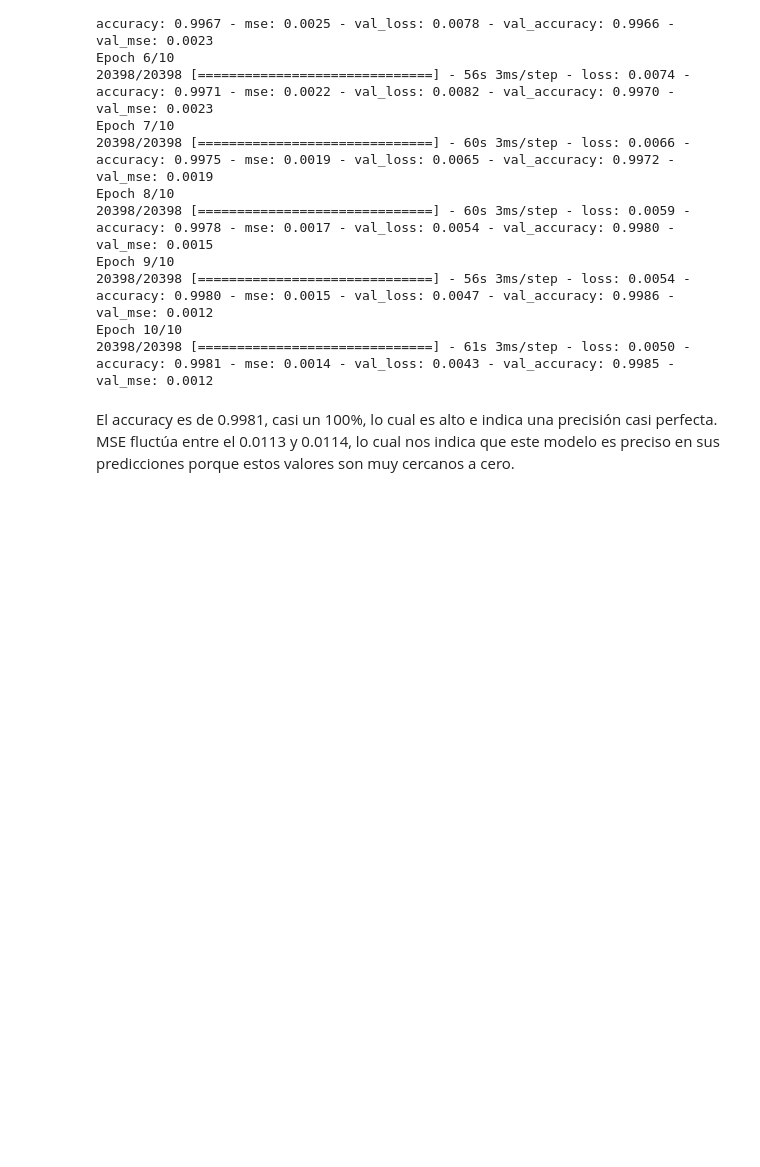
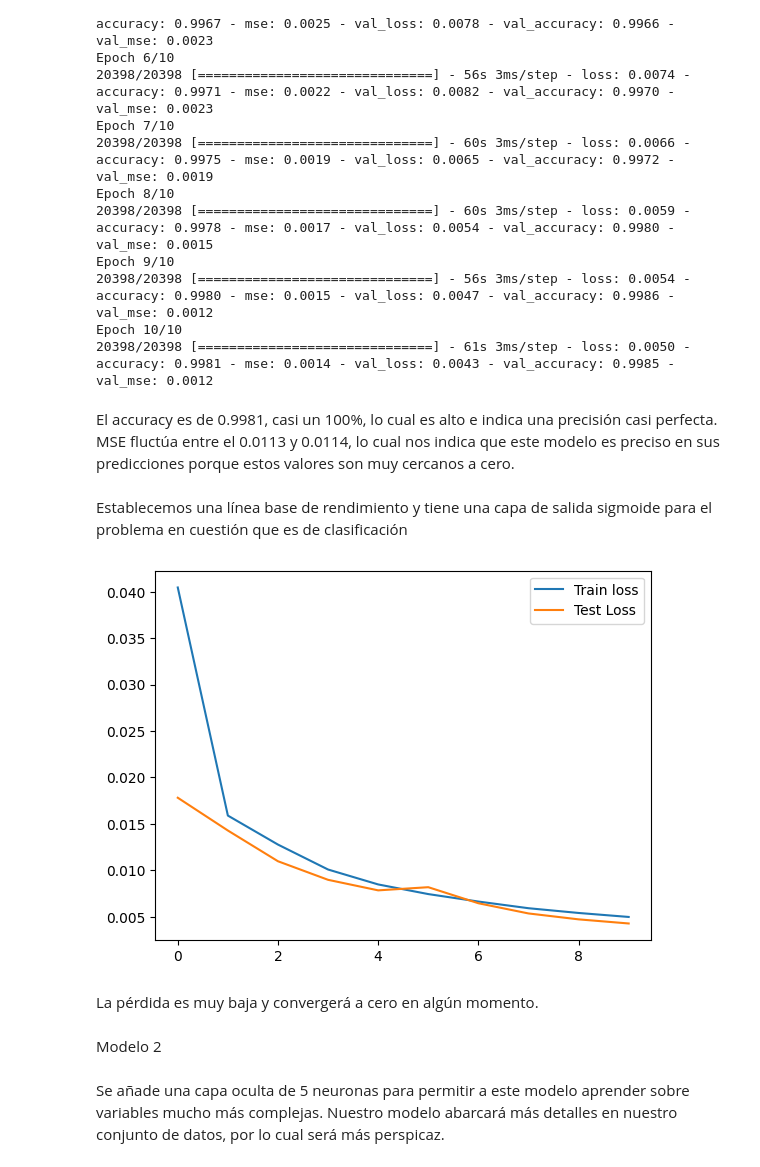
Before and after one commit to chernandezrojas1991/project-2-ml-precipitation-by-day-chile, a Jupyter notebook: project_2_ml_precipitation_by_day.ipynb, the cells around one changed output. Saved outputs shown, nothing was run; the diff lists cells and outputs as text; code cells hidden in the pictures; blank space fills up the shorter version.

```diff
--- a/project_2_ml_precipitation_by_day.ipynb
+++ b/project_2_ml_precipitation_by_day.ipynb
@@ -780,3 +780,15 @@ Epoch 10/10
 20398/20398 [==============================] - 61s 3ms/step - loss: 0.0050 - accuracy: 0.9981 - mse: 0.0014 - val_loss: 0.0043 - val_accuracy: 0.9985 - val_mse: 0.0012
 # %% [markdown]
 El accuracy es de 0.9981, casi un 100%, lo cual es alto e indica una precisión casi perfecta. MSE fluctúa entre el 0.0113 y 0.0114, lo cual nos indica que este modelo es preciso en sus predicciones porque estos valores son muy cercanos a cero.
+# %% [markdown]
+Establecemos una línea base de rendimiento y tiene una capa de salida sigmoide para el problema en cuestión que es de clasificación
+# %%
+plt.plot(history.history['loss'], label='Train loss')
+plt.plot(history.history['val_loss'], label='Test Loss')
+plt.legend();
+# %% [output]
+[figure, added]
+# %% [markdown]
+La pérdida es muy baja y convergerá a cero en algún momento.
+# %% [markdown]
+Modelo 2
@@ -782,0 +800,2 @@ El accuracy es de 0.9981, casi un 100%, lo cual es alto e indica una precisión
+# %% [markdown]
+Se añade una capa oculta de 5 neuronas para permitir a este modelo aprender sobre variables mucho más complejas. Nuestro modelo abarcará más detalles en nuestro conjunto de datos, por lo cual será más perspicaz.
```
Also changed, not shown: parts of 4 cells of this notebook.
